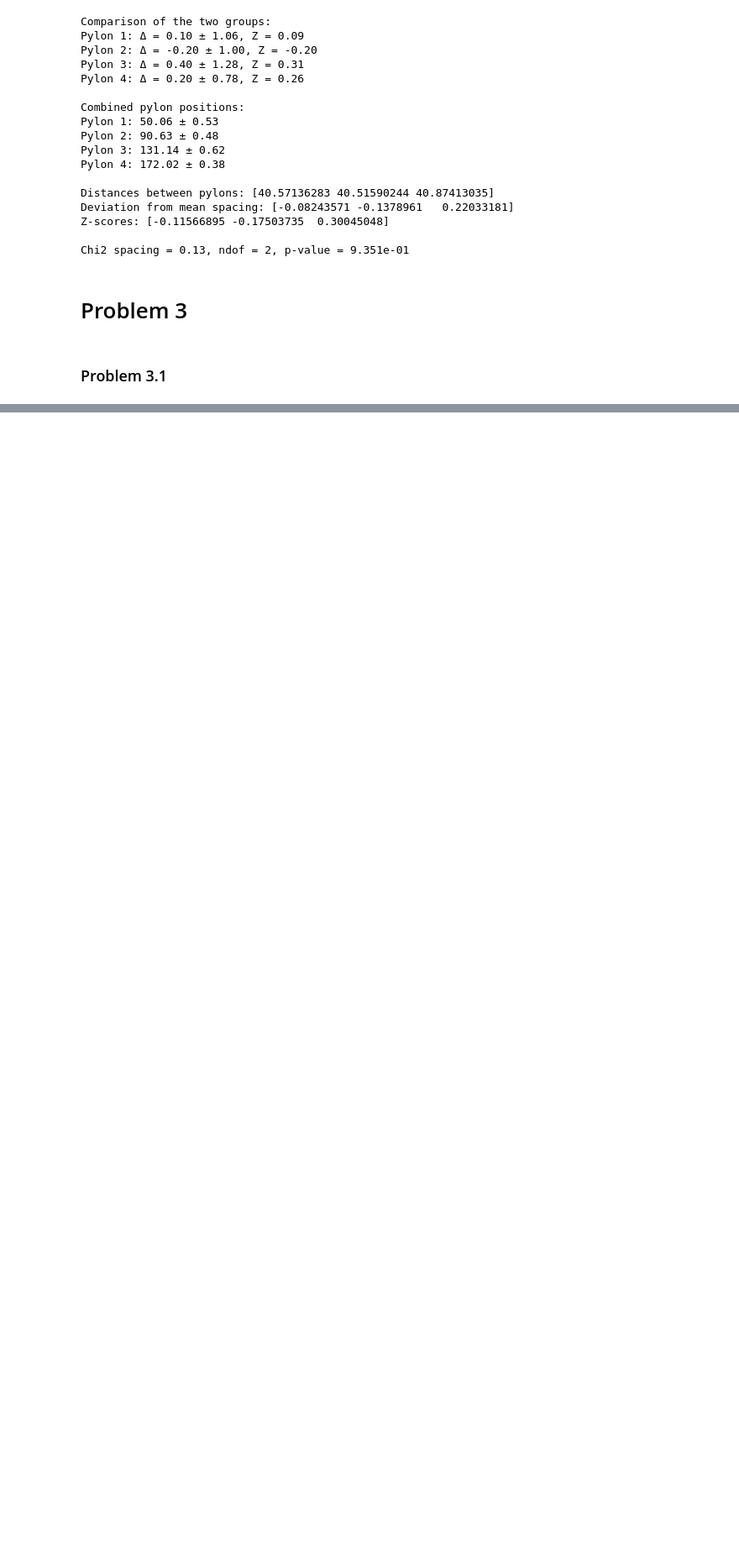
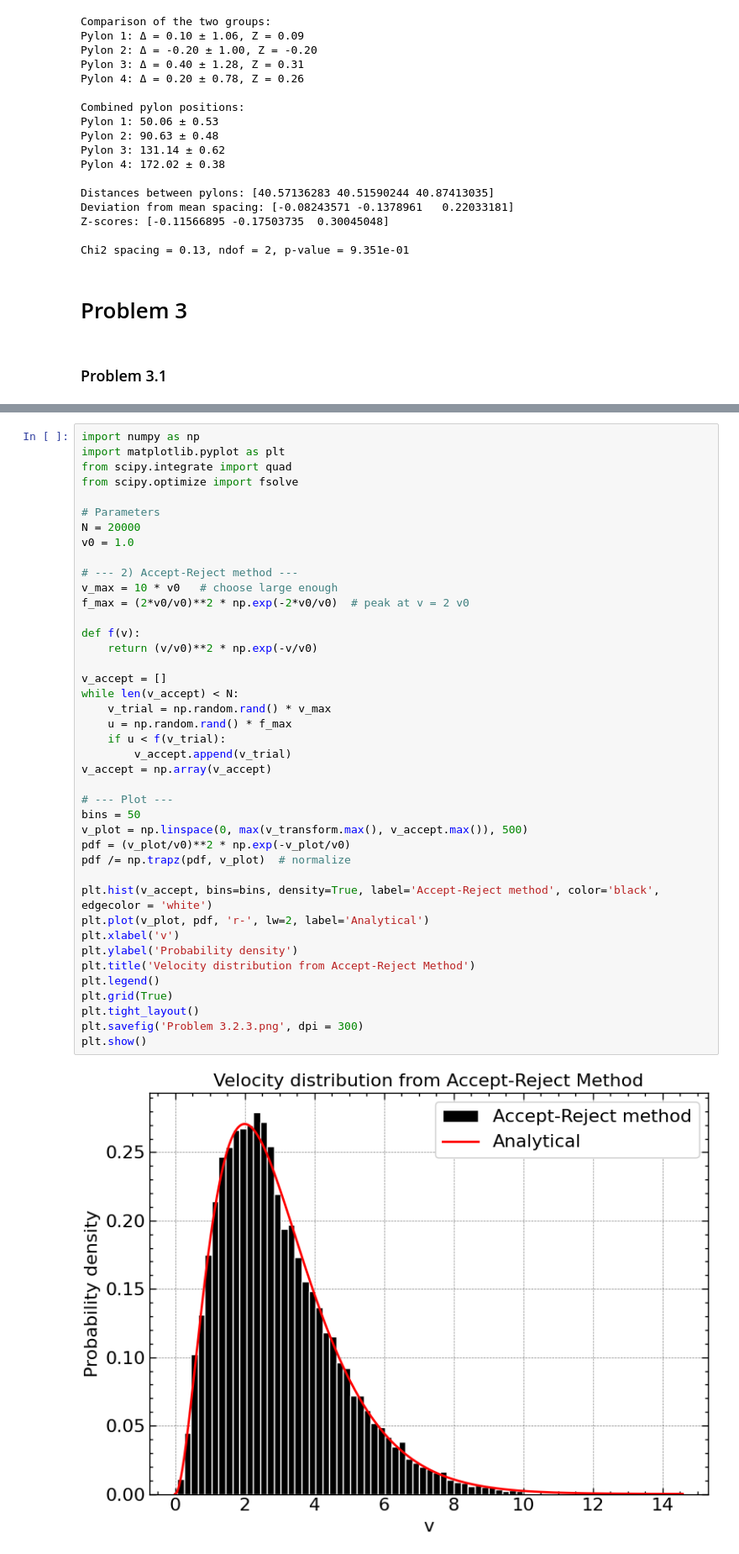
Before and after one commit to tobiassanta/AppStat2025, a Jupyter notebook: Problem Set/Problem Set.ipynb, the cells around one changed output, grey strips where cells are left out. Shown at 84% size. Drawn from its saved outputs; the diff is of its cells as text; blank space fills up the shorter version.

```diff
--- a/Problem Set/Problem Set.ipynb
+++ b/Problem Set/Problem Set.ipynb
@@ -580,0 +698,43 @@ Fraction B in A = 0.2013 +- 0.00201
+# %%
+import numpy as np
+import matplotlib.pyplot as plt
+from scipy.integrate import quad
+from scipy.optimize import fsolve
+
+# Parameters
+N = 20000
+v0 = 1.0
+
+# --- 2) Accept-Reject method ---
+v_max = 10 * v0   # choose large enough
+f_max = (2*v0/v0)**2 * np.exp(-2*v0/v0)  # peak at v = 2 v0
+
+def f(v):
+    return (v/v0)**2 * np.exp(-v/v0)
+
+v_accept = []
+while len(v_accept) < N:
+    v_trial = np.random.rand() * v_max
+    u = np.random.rand() * f_max
+    if u < f(v_trial):
+        v_accept.append(v_trial)
+v_accept = np.array(v_accept)
+
+# --- Plot ---
+bins = 50
+v_plot = np.linspace(0, max(v_transform.max(), v_accept.max()), 500)
+pdf = (v_plot/v0)**2 * np.exp(-v_plot/v0)
+pdf /= np.trapz(pdf, v_plot)  # normalize
+
+plt.hist(v_accept, bins=bins, density=True, label='Accept-Reject method', color='black', edgecolor = 'white')
+plt.plot(v_plot, pdf, 'r-', lw=2, label='Analytical')
+plt.xlabel('v')
+plt.ylabel('Probability density')
+plt.title('Velocity distribution from Accept-Reject Method')
+plt.legend()
+plt.grid(True)
+plt.tight_layout()
+plt.savefig('Problem 3.2.3.png', dpi = 300)
+plt.show()
+# %% [output]
+[figure, added]
```
Also changed, not shown: parts of 15 cells of this notebook.
